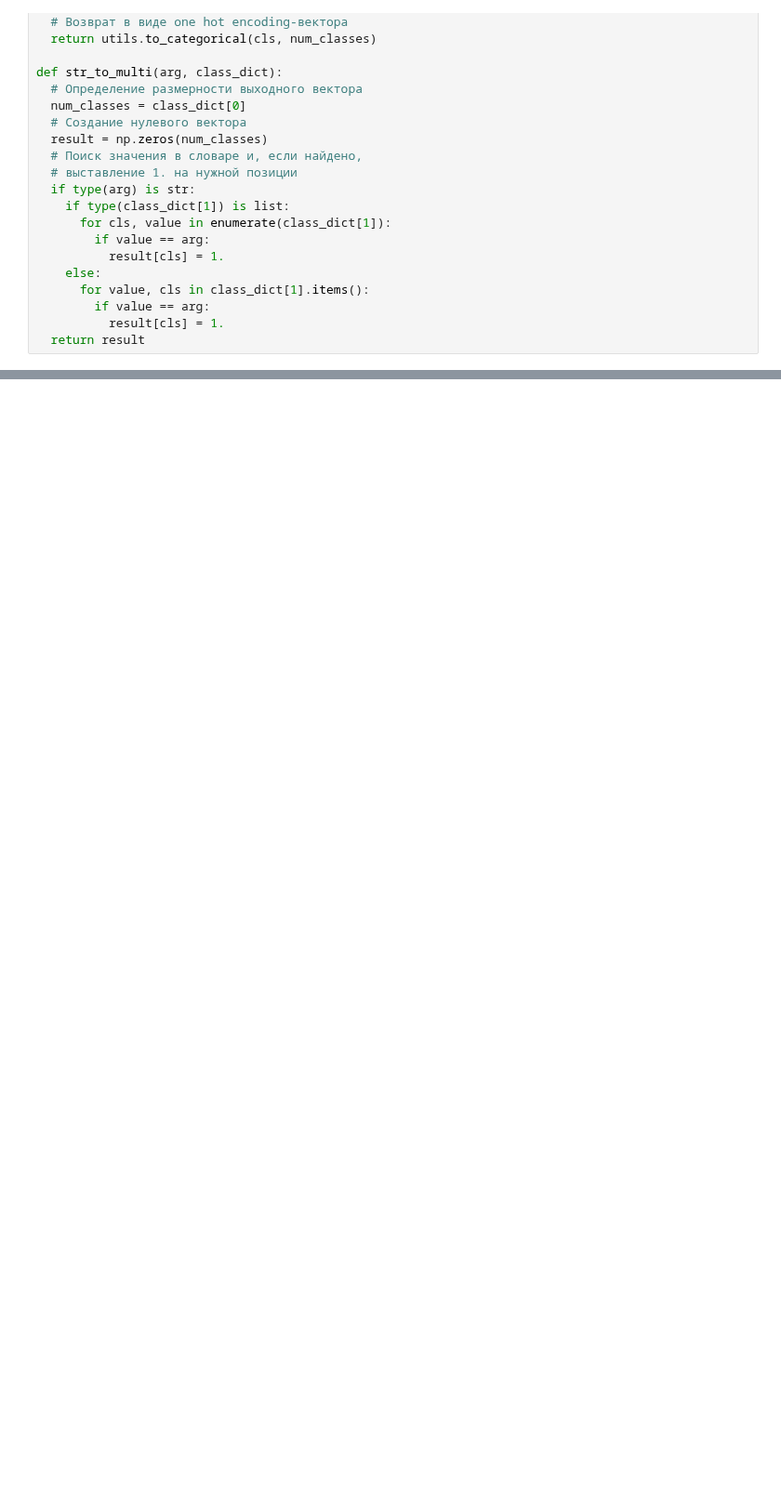
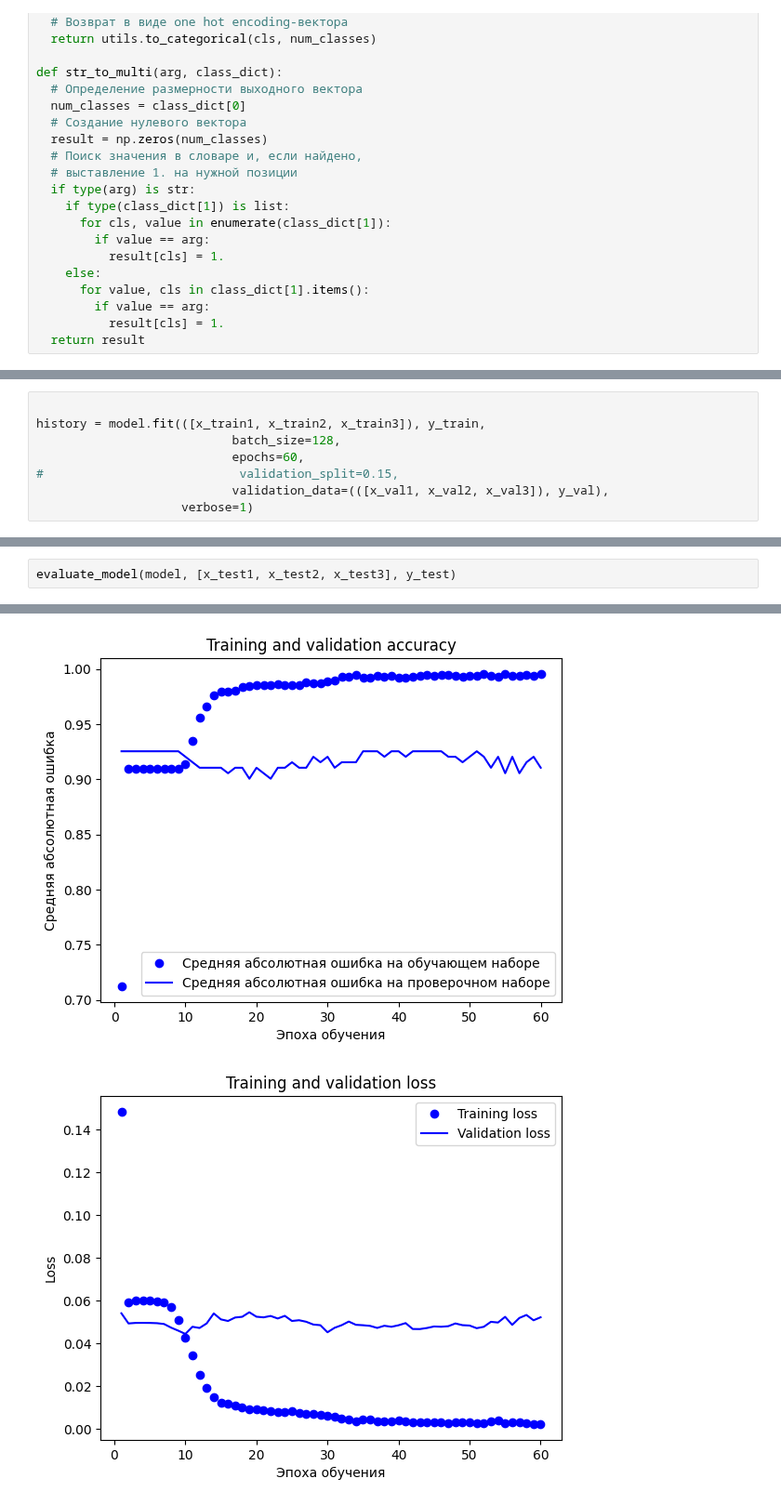
Before and after one commit to Untick/InspectrumClinic_RS_gr2, a Jupyter notebook: Copy_of_Profpatolog.ipynb, the cells around one changed output, grey strips where cells are left out. Shown at 93% size. Saved outputs shown, nothing was run; the diff lists cells and outputs as text; blank space fills up the shorter version.

```diff
--- a/Copy_of_Profpatolog.ipynb
+++ b/Copy_of_Profpatolog.ipynb
@@ -398,0 +514,8 @@ ________________________________________________________________________________
+# %%
+
+history = model.fit(([x_train1, x_train2, x_train3]), y_train,
+                           batch_size=128,
+                           epochs=60,
+#                           validation_split=0.15,
+                           validation_data=(([x_val1, x_val2, x_val3]), y_val),
+                    verbose=1)
@@ -419,0 +560,3 @@ KeyError: ignored
+# %%
+evaluate_model(model, [x_test1, x_test2, x_test3], y_test)
+# %% [output]
@@ -419,0 +567,2 @@ KeyError: ignored
+[figure, added]
+[figure, added]
```
Also changed, not shown: parts of 34 cells of this notebook.
